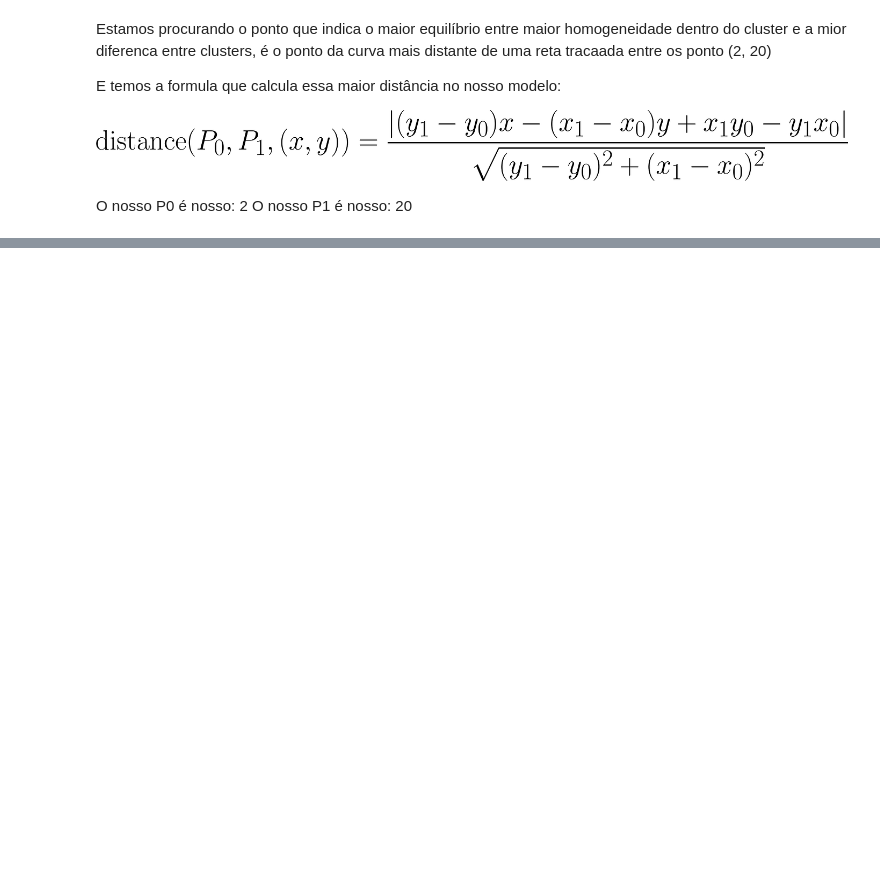
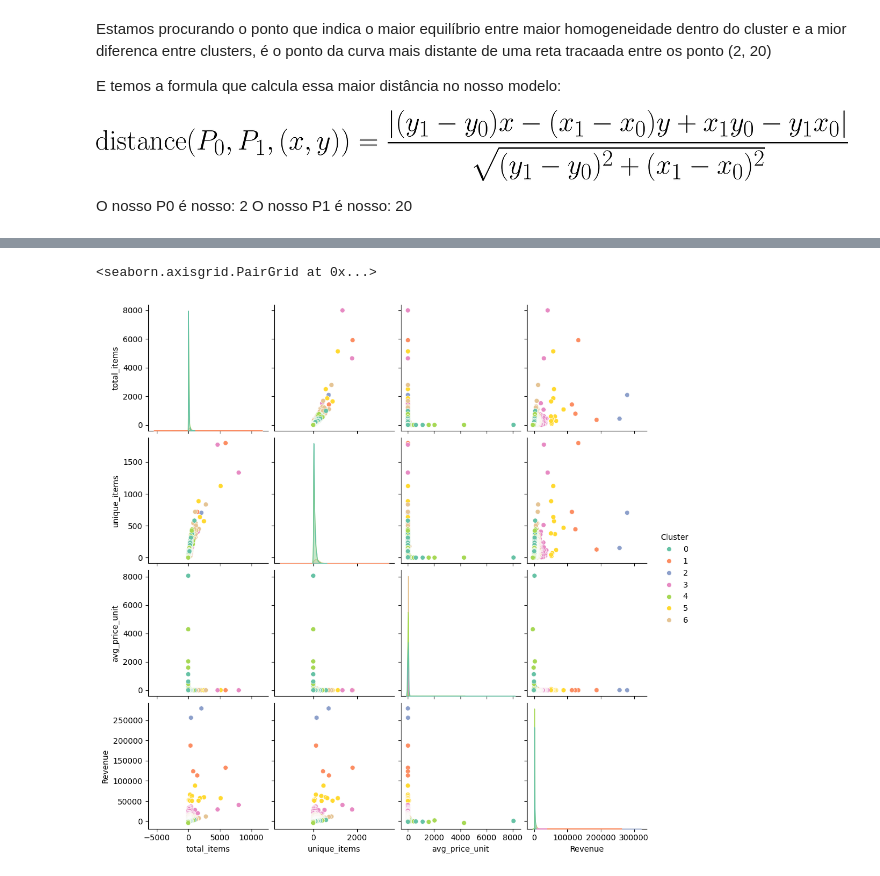
Before and after one commit to will787/retail-e-commerce-evidence, a Jupyter notebook: analytics/client_value.ipynb, the cells around one changed output, grey strips where cells are left out. Drawn from its saved outputs; the diff is of its cells as text; code cells hidden in the pictures; blank space fills up the shorter version.

Commit message:
model to predict each cluster of result in revenue

```diff
--- a/analytics/client_value.ipynb
+++ b/analytics/client_value.ipynb
@@ -84,0 +85,13 @@ Número ótimo: 6 Clusters
+# %%
+kmeans = KMeans(n_clusters=n, n_init=10, random_state=42)
+kmeans.fit(df)
+
+df['Cluster'] = kmeans.labels_
+# %%
+df.groupby('Cluster').describe()
+df.groupby('Cluster').mean()
+df = df.drop(columns=['CustomerId'])
+sns.pairplot(df, hue='Cluster', palette='Set2')
+# %% [output]
+<seaborn.axisgrid.PairGrid at 0x...>
+[figure, added]
```
Also changed, not shown: parts of 5 cells of this notebook, 1 other file.
